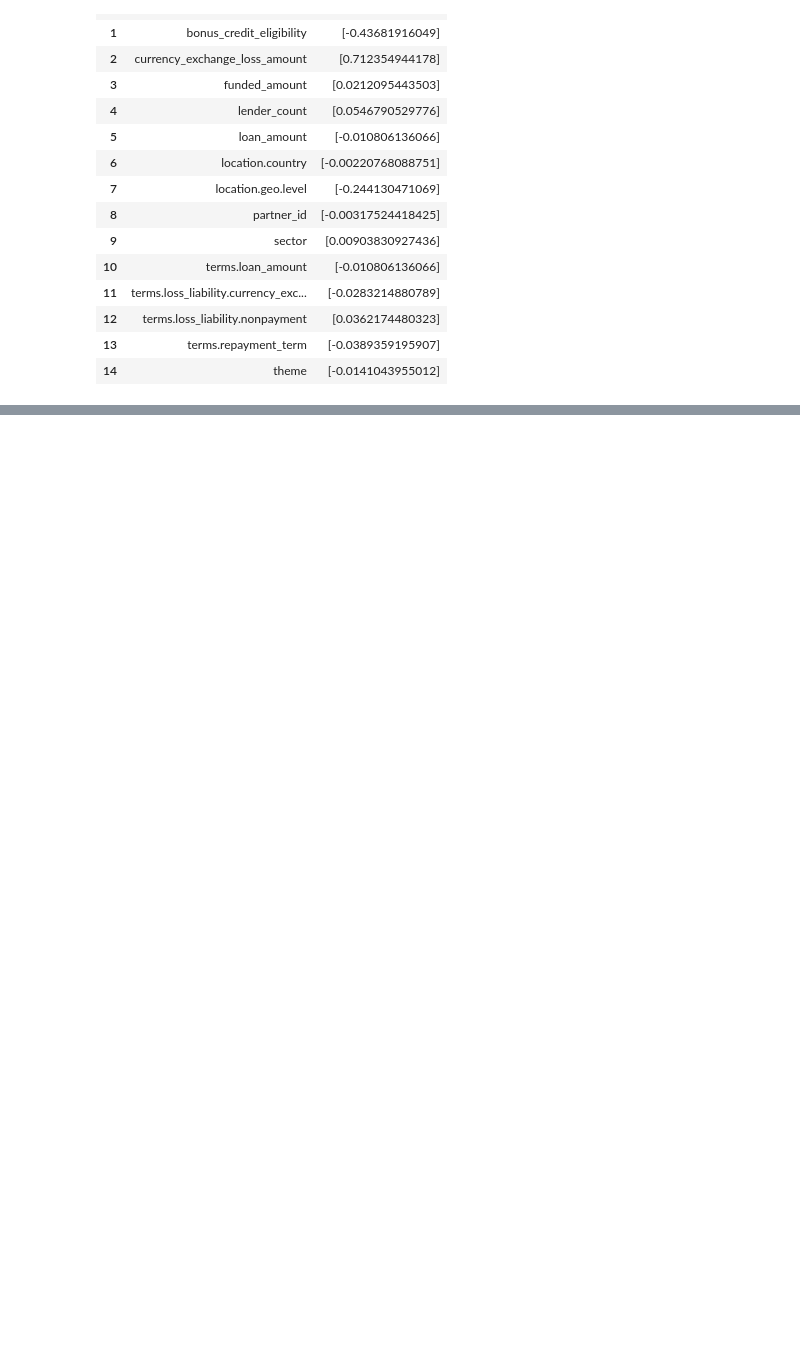
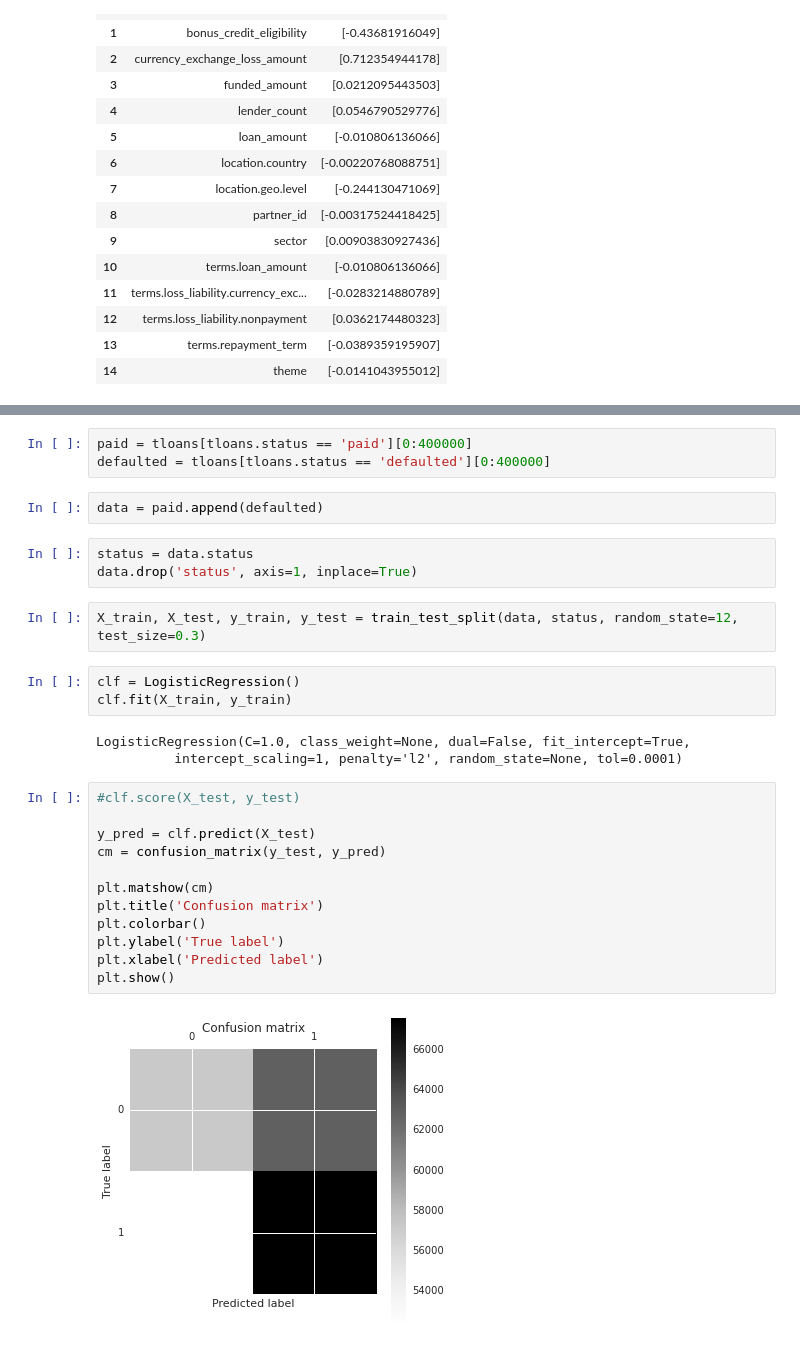
Before and after one commit to hslee16/GA_project, a Jupyter notebook: ga_project.ipynb, the cells around one changed output, grey strips where cells are left out. Saved outputs shown, nothing was run; the diff lists cells and outputs as text; blank space fills up the shorter version.

```diff
--- a/ga_project.ipynb
+++ b/ga_project.ipynb
@@ -277,0 +297,30 @@ pd.DataFrame(zip(newdata,clf.coef_.T))
+# %%
+paid = tloans[tloans.status == 'paid'][0:400000]
+defaulted = tloans[tloans.status == 'defaulted'][0:400000]
+# %%
+data = paid.append(defaulted)
+# %%
+status = data.status
+data.drop('status', axis=1, inplace=True)
+# %%
+X_train, X_test, y_train, y_test = train_test_split(data, status, random_state=12, test_size=0.3)
+# %%
+clf = LogisticRegression()
+clf.fit(X_train, y_train)
+# %% [output]
+LogisticRegression(C=1.0, class_weight=None, dual=False, fit_intercept=True,
+          intercept_scaling=1, penalty='l2', random_state=None, tol=0.0001)
+# %%
+#clf.score(X_test, y_test)
+
+y_pred = clf.predict(X_test)
+cm = confusion_matrix(y_test, y_pred)
+
+plt.matshow(cm)
+plt.title('Confusion matrix')
+plt.colorbar()
+plt.ylabel('True label')
+plt.xlabel('Predicted label')
+plt.show()
+# %% [output]
+[figure, added]
```
Also changed, not shown: parts of 21 cells of this notebook.
